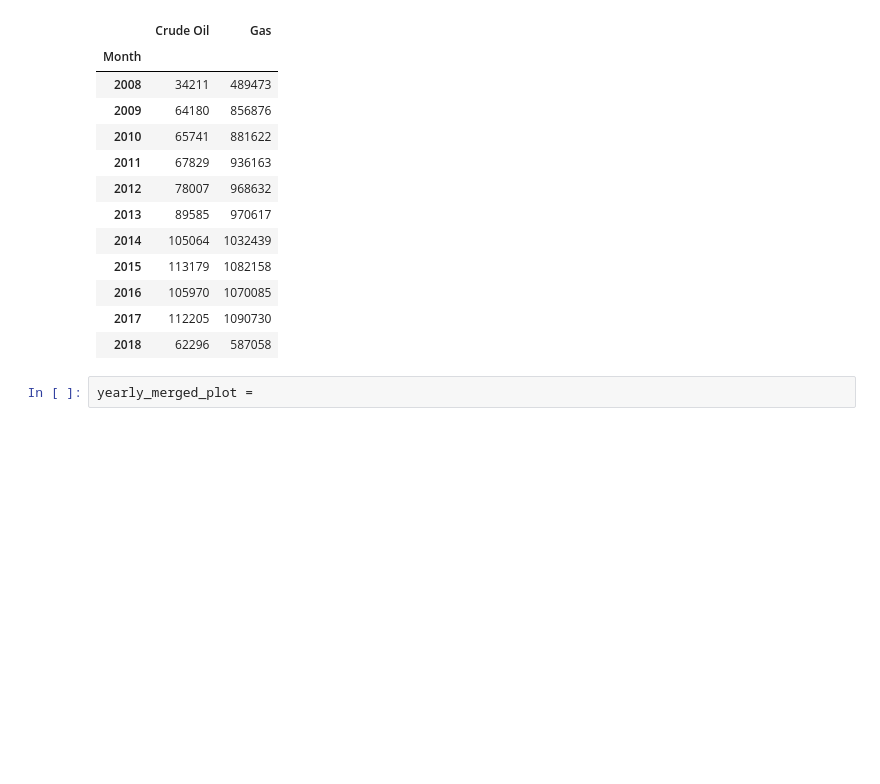
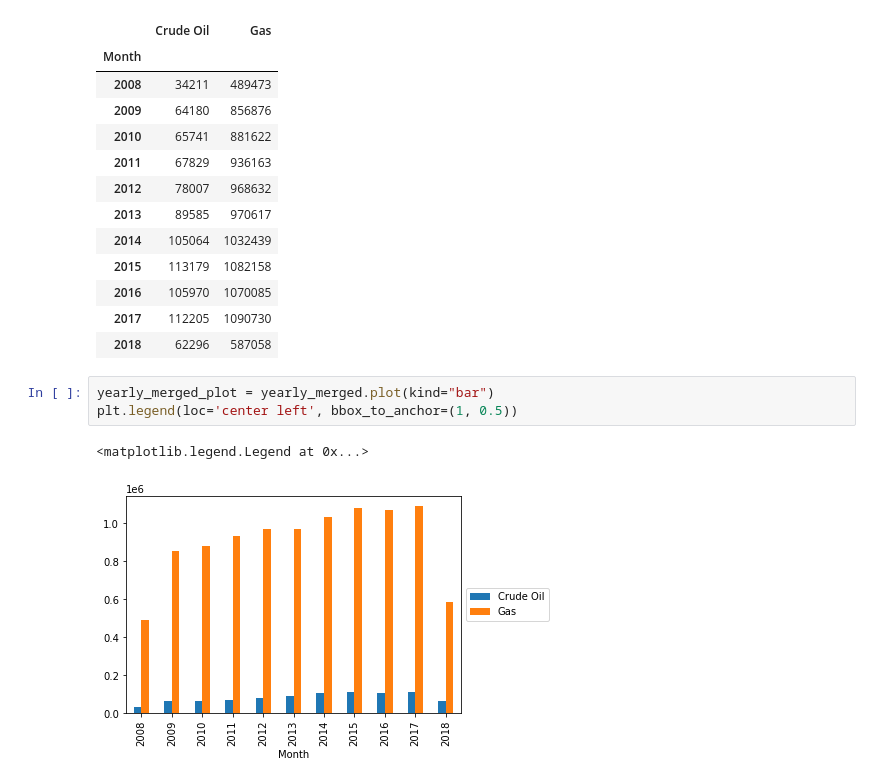
Before and after one commit to vivimtz888/LW-Data-Science, a Jupyter notebook: us-oil-and-gas-production/Exercise.ipynb, the cells around one changed output. Drawn from its saved outputs; the diff is of its cells as text; blank space fills up the shorter version.

Commit message:
created the plot with legend

```diff
--- a/us-oil-and-gas-production/Exercise.ipynb
+++ b/us-oil-and-gas-production/Exercise.ipynb
@@ -201,5 +201,9 @@ yearly_merged
 | 2016 | 105970 | 1070085 |
 | 2017 | 112205 | 1090730 |
 | 2018 | 62296 | 587058 |
-# %%
-yearly_merged_plot =
+# %%
+yearly_merged_plot = yearly_merged.plot(kind="bar")
+plt.legend(loc='center left', bbox_to_anchor=(1, 0.5))
+# %% [output]
+<matplotlib.legend.Legend at 0x...>
+[figure, added]
```
Also changed, not shown: parts of 1 cell of this notebook.
